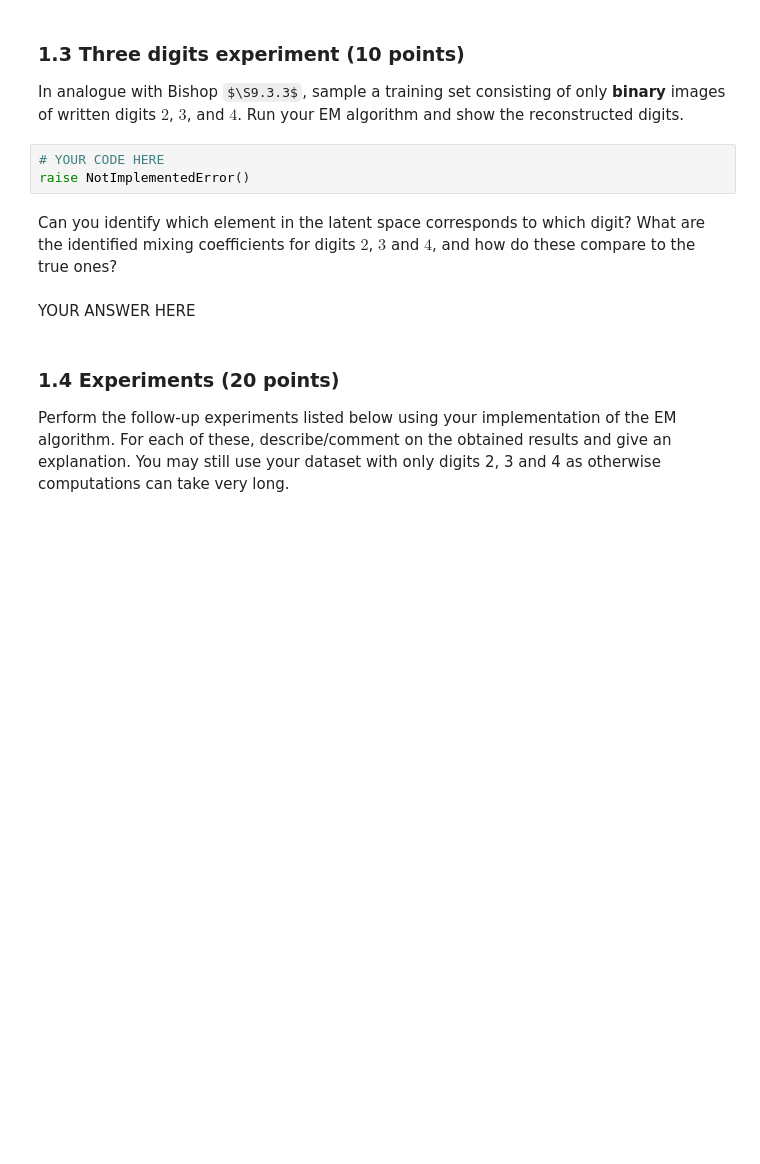
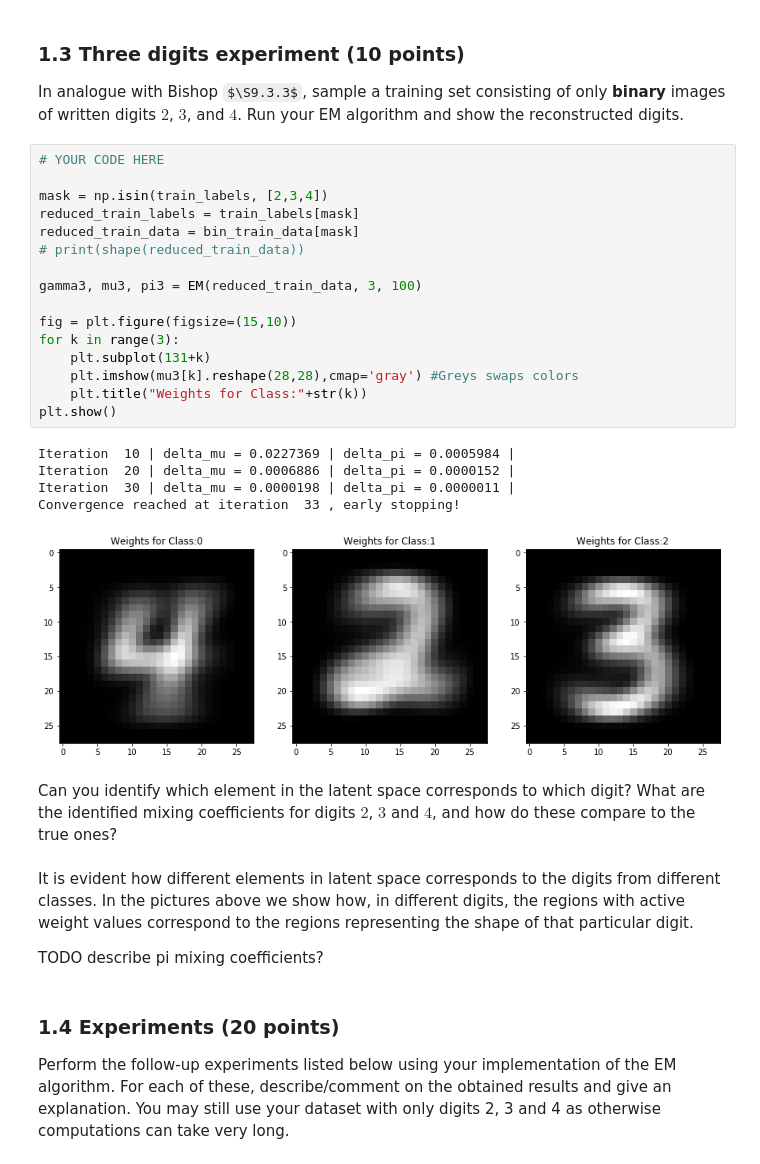
Before and after one commit to davide-belli/machine-learning-2-labs-hws, a Jupyter notebook: lab3/lab3.ipynb, the cells around one changed output. Saved outputs shown, nothing was run; the diff lists cells and outputs as text; some formulas as TeX source; blank space fills up the shorter version.

```diff
--- a/lab3/lab3.ipynb
+++ b/lab3/lab3.ipynb
@@ -206,13 +210,35 @@ Convergence reached at iteration  50 , early stopping!
 # %% [markdown]
 ### 1.3 Three digits experiment (10 points)
 In analogue with Bishop $\S9.3.3$, sample a training set consisting of only __binary__ images of written digits $2$, $3$, and $4$. Run your EM algorithm and show the reconstructed digits.
-# %%
-# YOUR CODE HERE
-raise NotImplementedError()
+# %%
+# YOUR CODE HERE
+
+mask = np.isin(train_labels, [2,3,4])
+reduced_train_labels = train_labels[mask]
+reduced_train_data = bin_train_data[mask]
+# print(shape(reduced_train_data))
+
+gamma3, mu3, pi3 = EM(reduced_train_data, 3, 100)
+
+fig = plt.figure(figsize=(15,10))
+for k in range(3):
+    plt.subplot(131+k)
+    plt.imshow(mu3[k].reshape(28,28),cmap='gray') #Greys swaps colors
+    plt.title("Weights for Class:"+str(k))
+plt.show()
+# %% [output]
+Iteration  10 | delta_mu = 0.0227369 | delta_pi = 0.0005984 |
+Iteration  20 | delta_mu = 0.0006886 | delta_pi = 0.0000152 |
+Iteration  30 | delta_mu = 0.0000198 | delta_pi = 0.0000011 |
+Convergence reached at iteration  33 , early stopping!
+[figure, added]
 # %% [markdown]
 Can you identify which element in the latent space corresponds to which digit? What are the identified mixing coefficients for digits $2$, $3$ and $4$, and how do these compare to the true ones?
-# %% [markdown]
-YOUR ANSWER HERE
+# %% [markdown]
+It is evident how different elements in latent space corresponds to the digits from different classes.
+In the pictures above we show how, in different digits, the regions with active weight values correspond to the regions representing the shape of that particular digit.
+
+TODO describe pi mixing coefficients?
 # %% [markdown]
 ### 1.4 Experiments (20 points)
 Perform the follow-up experiments listed below using your implementation of the EM algorithm. For each of these, describe/comment on the obtained results and give an explanation. You may still use your dataset with only digits 2, 3 and 4 as otherwise computations can take very long.
```
Also changed, not shown: parts of 7 cells of this notebook.
